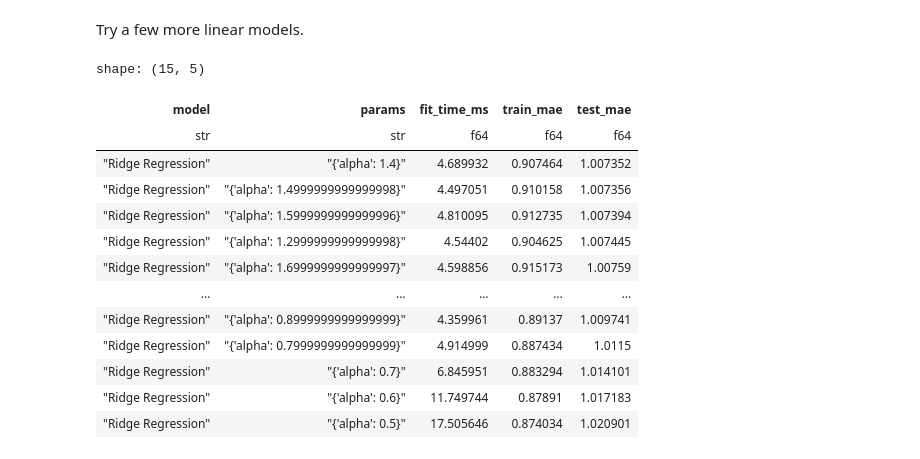
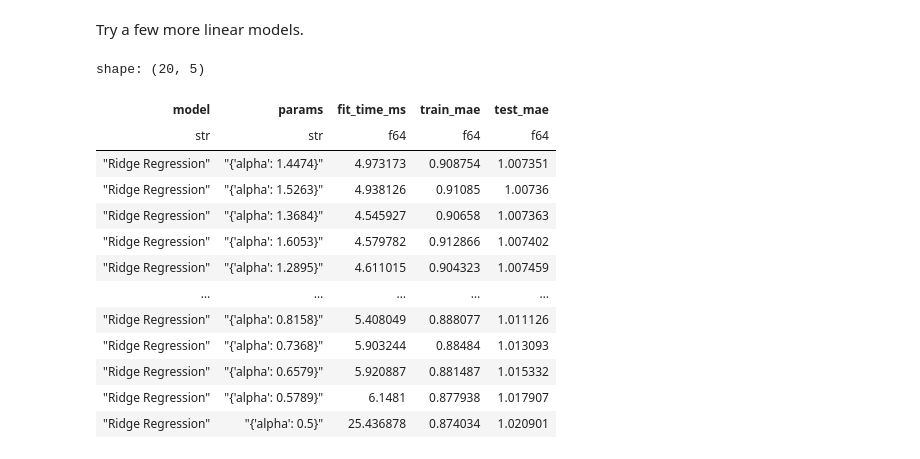
Before and after one commit to minimaxir/imdb-embeddings, a Jupyter notebook: sklearn_grid_search_test.ipynb, the cells around one changed output. Drawn from its saved outputs; the diff is of its cells as text; code cells hidden in the pictures.

```diff
--- a/sklearn_grid_search_test.ipynb
+++ b/sklearn_grid_search_test.ipynb
@@ -120,0 +95,5 @@ array([[0.8, 0.8],
+# %%
+param_values = [x.tolist() for x in param_grid.values()]
+
+combos = list(itertools.product(*param_values))
+combos
@@ -122,8 +119,7 @@ array([[0.8, 0.8],
 [zip shenanigans](https://stackoverflow.com/a/33737067) to map back to a list of dicts.
 # %%
 param_dicts = [
-    dict(zip(list(param_grid.keys()), combos[i].tolist()))
-    for i in range(combos.shape[0])
+    dict(zip(list(param_grid.keys()), combos[i])) for i in range(len(combos))
 ]
 param_dicts
 # %% [output]
@@ -147,19 +144,18 @@ param_dicts
 Functionalize.
 # %%
 def build_grid_dict(param_grid):
-    param_values = list(param_grid.values())
+    param_values = [x.tolist() for x in param_grid.values()]
 
-    combos = np.array(np.meshgrid(*param_values)).T.reshape(-1, len(param_values))
+    combos = list(itertools.product(*param_values))
     param_dicts = [
-        dict(zip(list(param_grid.keys()), combos[i].tolist()))
-        for i in range(combos.shape[0])
+        dict(zip(list(param_grid.keys()), combos[i])) for i in range(len(combos))
     ]
     return param_dicts
 
 
 param_grid = {
-    "C": np.arange(start=0.8, stop=1.2, step=0.1),
-    "epsilon": np.arange(start=0.8, stop=1.2, step=0.1),
+    "C": np.linspace(start=0.8, stop=1.2, num=5),
+    "epsilon": np.linspace(start=0.8, stop=1.2, num=5),
 }
 
 build_grid_dict(param_grid)[:5]
@@ -172,6 +168,11 @@ build_grid_dict(param_grid)[:5]
 # %% [markdown]
 Do the grid search!
 # %%
+# to guard against floating point precision issues when printing params
+def round_param_floats(params):
+    return {k: round(v, 4) if isinstance(v, float) else v for k, v in params.items()}
+
+
 def grid_search(model_class, param_grid, model_name=None):
     param_dicts = build_grid_dict(param_grid)
     result_dicts = []
@@ -192,7 +193,7 @@ def grid_search(model_class, param_grid, model_name=None):
         result_dicts.append(
             {
                 "model": model_name if model_name else model_class.__name__,
-                "params": str(params),
+                "params": str(round_param_floats(params)),
                 "fit_time_ms": (fit_end - fit_start) * 1000,
                 "train_mae": train_mae,
                 "test_mae": test_mae,
@@ -222,23 +228,23 @@ Try a few more linear models.
 # %%
 from sklearn.linear_model import Ridge
 
 param_grid = {
-    "alpha": np.arange(start=0.5, stop=2.0, step=0.1),
+    "alpha": np.linspace(start=0.5, stop=2.0, num=20),
 }
 
-grid_search(Ridge, param_grid, "Ridge Regression")
+grid_search(Ridge, param_grid)
 # %% [output]
-shape: (15, 5)
+shape: (20, 5)
 | model | params | fit_time_ms | train_mae | test_mae |
 | str | str | f64 | f64 | f64 |
-| "Ridge Regression" | "{'alpha': 1.4}" | 4.689932 | 0.907464 | 1.007352 |
-| "Ridge Regression" | "{'alpha': 1.4999999999999998}" | 4.497051 | 0.910158 | 1.007356 |
-| "Ridge Regression" | "{'alpha': 1.5999999999999996}" | 4.810095 | 0.912735 | 1.007394 |
-| "Ridge Regression" | "{'alpha': 1.2999999999999998}" | 4.54402 | 0.904625 | 1.007445 |
-| "Ridge Regression" | "{'alpha': 1.6999999999999997}" | 4.598856 | 0.915173 | 1.00759 |
+| "Ridge Regression" | "{'alpha': 1.4474}" | 4.973173 | 0.908754 | 1.007351 |
+| "Ridge Regression" | "{'alpha': 1.5263}" | 4.938126 | 0.91085 | 1.00736 |
+| "Ridge Regression" | "{'alpha': 1.3684}" | 4.545927 | 0.90658 | 1.007363 |
+| "Ridge Regression" | "{'alpha': 1.6053}" | 4.579782 | 0.912866 | 1.007402 |
+| "Ridge Regression" | "{'alpha': 1.2895}" | 4.611015 | 0.904323 | 1.007459 |
 | … | … | … | … | … |
-| "Ridge Regression" | "{'alpha': 0.8999999999999999}" | 4.359961 | 0.89137 | 1.009741 |
-| "Ridge Regression" | "{'alpha': 0.7999999999999999}" | 4.914999 | 0.887434 | 1.0115 |
-| "Ridge Regression" | "{'alpha': 0.7}" | 6.845951 | 0.883294 | 1.014101 |
-| "Ridge Regression" | "{'alpha': 0.6}" | 11.749744 | 0.87891 | 1.017183 |
-| "Ridge Regression" | "{'alpha': 0.5}" | 17.505646 | 0.874034 | 1.020901 |
+| "Ridge Regression" | "{'alpha': 0.8158}" | 5.408049 | 0.888077 | 1.011126 |
+| "Ridge Regression" | "{'alpha': 0.7368}" | 5.903244 | 0.88484 | 1.013093 |
+| "Ridge Regression" | "{'alpha': 0.6579}" | 5.920887 | 0.881487 | 1.015332 |
+| "Ridge Regression" | "{'alpha': 0.5789}" | 6.1481 | 0.877938 | 1.017907 |
+| "Ridge Regression" | "{'alpha': 0.5}" | 25.436878 | 0.874034 | 1.020901 |
```
Also changed, not shown: parts of 19 cells of this notebook.
